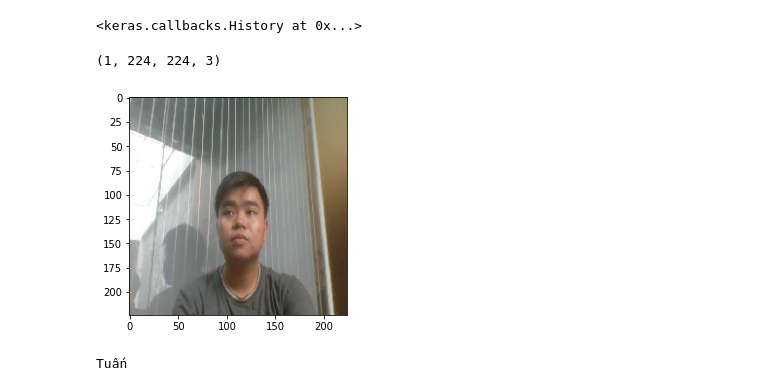
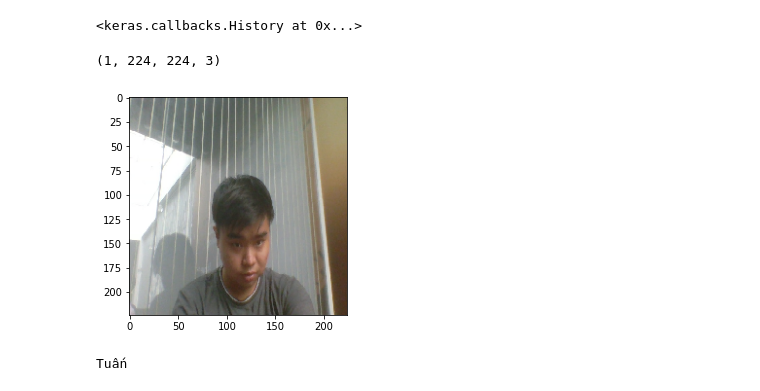
Before and after one commit to Tuan19146029/Tuan19146029, a Jupyter notebook: face.ipynb, the cells around one changed output. Cells and saved outputs as stored; diff of their text form; code cells hidden in the pictures.

```diff
--- a/face.ipynb
+++ b/face.ipynb
@@ -153,13 +153,13 @@ model5 = load_model('/content/drive/MyDrive/Face/Train_face.h5')
 # %%
 from keras.preprocessing.image import load_img,img_to_array
-img=load_img('/content/drive/MyDrive/Face/Tuan/0057.png',target_size=(224,224))
+img=load_img('/content/drive/MyDrive/Face/Tuan/0080.png',target_size=(224,224))
 plt.imshow(img)
 img=img_to_array(img)
 img=img.reshape(1,224,224,3)
 img=img.astype('float32')
 img=img/255
 img.shape
 # %% [output]
 (1, 224, 224, 3)
-[figure, old version]
+[figure, new version]
 # %%
```
Also changed, not shown: parts of 2 cells of this notebook.
